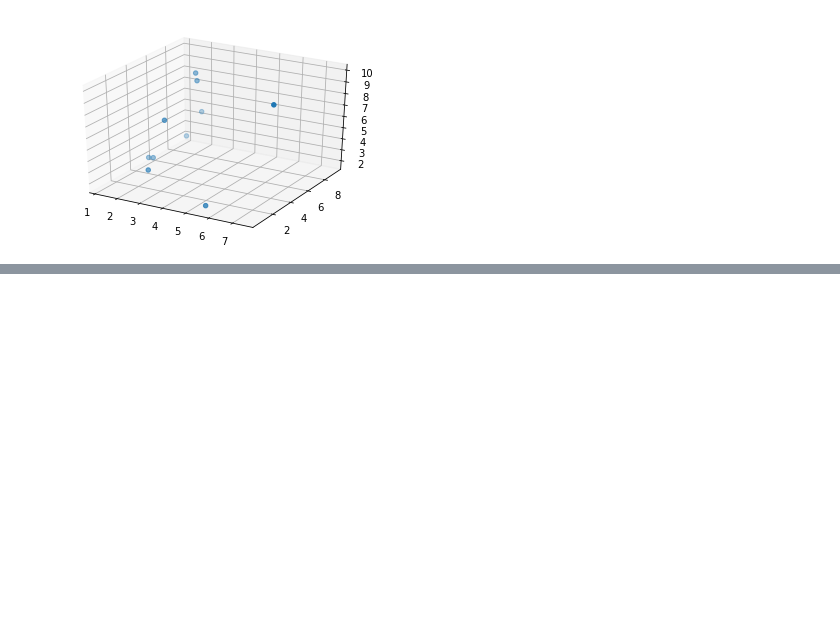
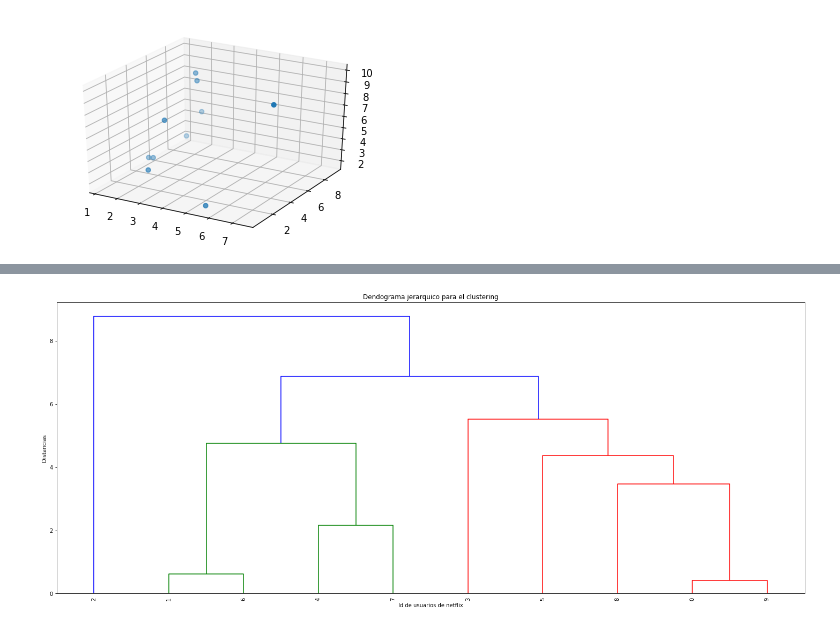
Before and after one commit to arcadio2/Ciencia-de-datos-con-python, a Jupyter notebook: Distancias.ipynb, the cells around one changed output, grey strips where cells are left out. Drawn from its saved outputs; the diff is of its cells as text; code cells hidden in the pictures; blank space fills up the shorter version.

```diff
--- a/Distancias.ipynb
+++ b/Distancias.ipynb
@@ -98,0 +369,10 @@ ax.scatter(xs=data["star_wars"],ys=data["lord_of_the_rings"],zs=data["harry_pott
+# %%
+Z = linkage(data[movies], "average")
+plt.figure(figsize=(25,10))
+plt.title("Dendograma jerarquico para el clustering")
+plt.xlabel("Id de usuarios de netflix")
+plt.ylabel("Distancias")
+dendrogram(Z, leaf_rotation=90, leaf_font_size=10.0)
+plt.show()
+# %% [output]
+[figure, added]
```
Also changed, not shown: parts of 22 cells of this notebook.
